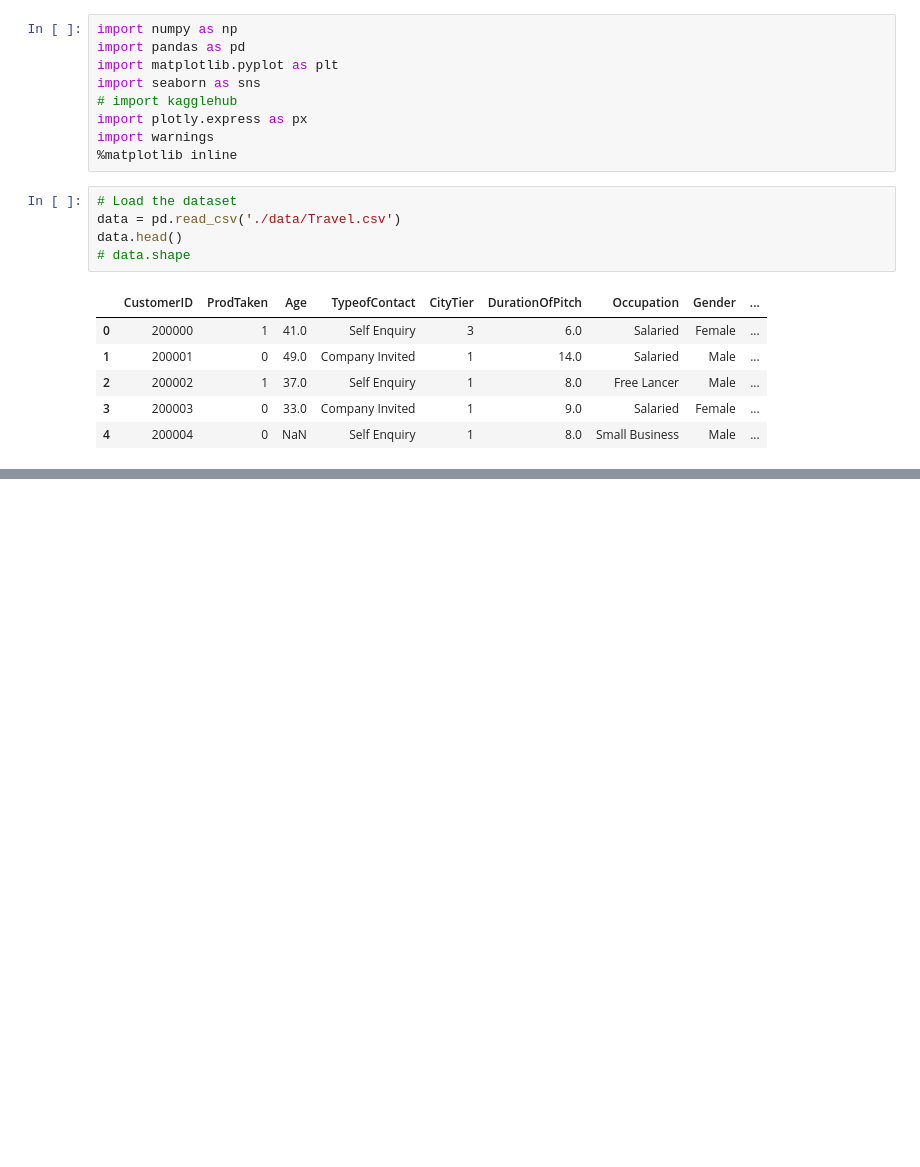
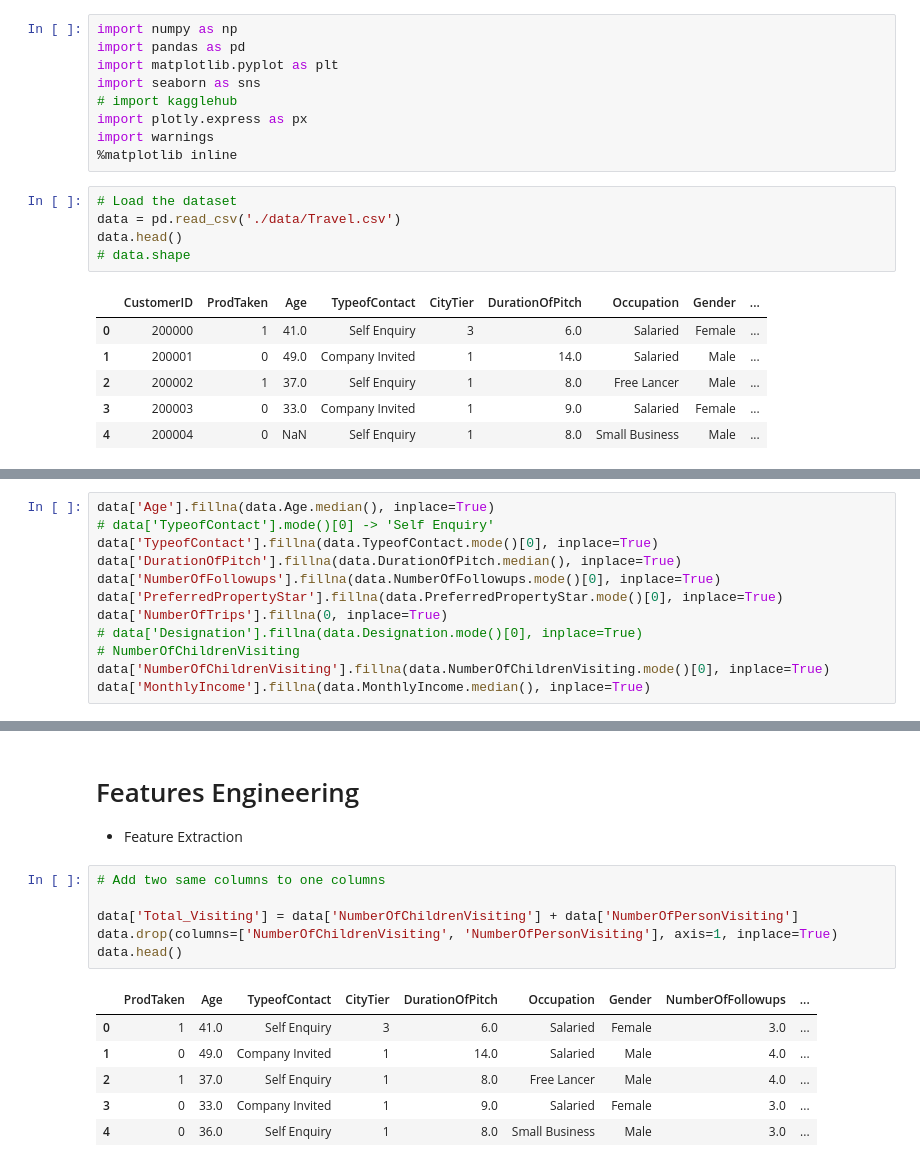
Before and after one commit to Shimul-Zahan/ML-Bootcamp, a Jupyter notebook: Random Forest/rf.ipynb, the cells around one changed output, grey strips where cells are left out. Drawn from its saved outputs; the diff is of its cells as text; blank space fills up the shorter version.

```diff
--- a/Random Forest/rf.ipynb
+++ b/Random Forest/rf.ipynb
@@ -23,0 +111,12 @@ data.head()
+# %%
+data['Age'].fillna(data.Age.median(), inplace=True)
+# data['TypeofContact'].mode()[0] -> 'Self Enquiry'
+data['TypeofContact'].fillna(data.TypeofContact.mode()[0], inplace=True)
+data['DurationOfPitch'].fillna(data.DurationOfPitch.median(), inplace=True)
+data['NumberOfFollowups'].fillna(data.NumberOfFollowups.mode()[0], inplace=True)
+data['PreferredPropertyStar'].fillna(data.PreferredPropertyStar.mode()[0], inplace=True)
+data['NumberOfTrips'].fillna(0, inplace=True)
+# data['Designation'].fillna(data.Designation.mode()[0], inplace=True)
+# NumberOfChildrenVisiting
+data['NumberOfChildrenVisiting'].fillna(data.NumberOfChildrenVisiting.mode()[0], inplace=True)
+data['MonthlyIncome'].fillna(data.MonthlyIncome.median(), inplace=True)
@@ -23,0 +151,16 @@ data.head()
+# %% [markdown]
+# Features Engineering
+- Feature Extraction
+# %%
+# Add two same columns to one columns
+
+data['Total_Visiting'] = data['NumberOfChildrenVisiting'] + data['NumberOfPersonVisiting']
+data.drop(columns=['NumberOfChildrenVisiting', 'NumberOfPersonVisiting'], axis=1, inplace=True)
+data.head()
+# %% [output]
+|  | ProdTaken | Age | TypeofContact | CityTier | DurationOfPitch | Occupation | Gender | NumberOfFollowups | ... |
+| 0 | 1 | 41.0 | Self Enquiry | 3 | 6.0 | Salaried | Female | 3.0 | ... |
+| 1 | 0 | 49.0 | Company Invited | 1 | 14.0 | Salaried | Male | 4.0 | ... |
+| 2 | 1 | 37.0 | Self Enquiry | 1 | 8.0 | Free Lancer | Male | 4.0 | ... |
+| 3 | 0 | 33.0 | Company Invited | 1 | 9.0 | Salaried | Female | 3.0 | ... |
+| 4 | 0 | 36.0 | Self Enquiry | 1 | 8.0 | Small Business | Male | 3.0 | ... |
```
Also changed, not shown: parts of 18 cells of this notebook, 1 other file.
